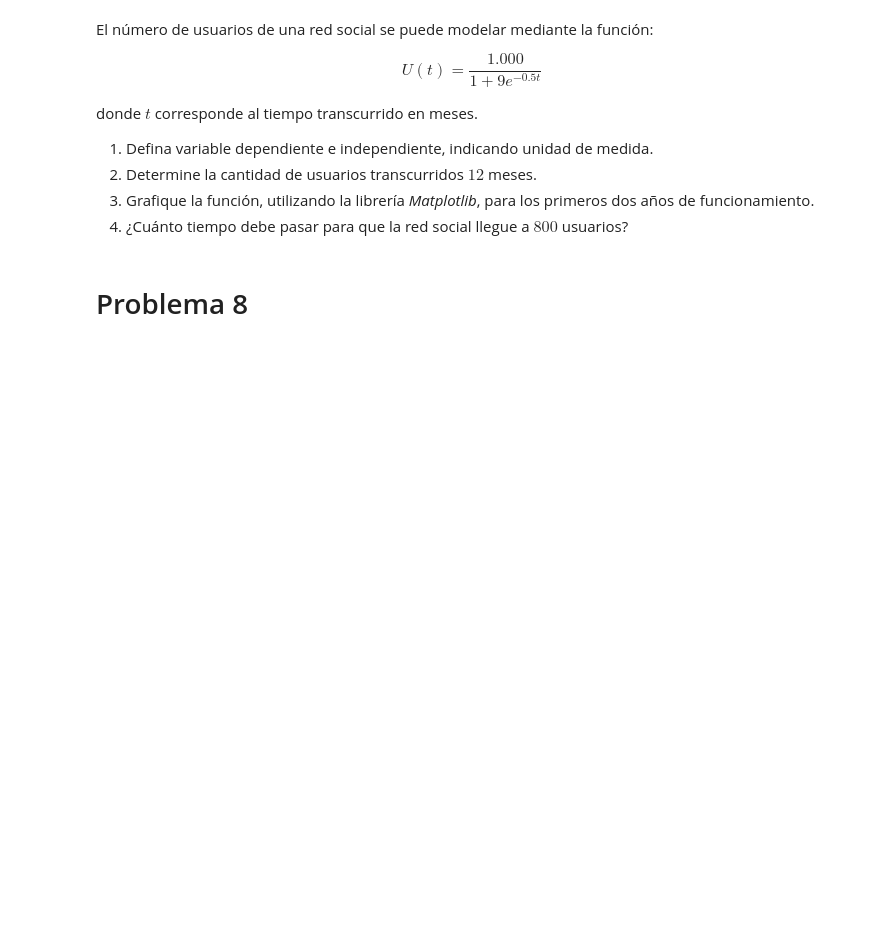
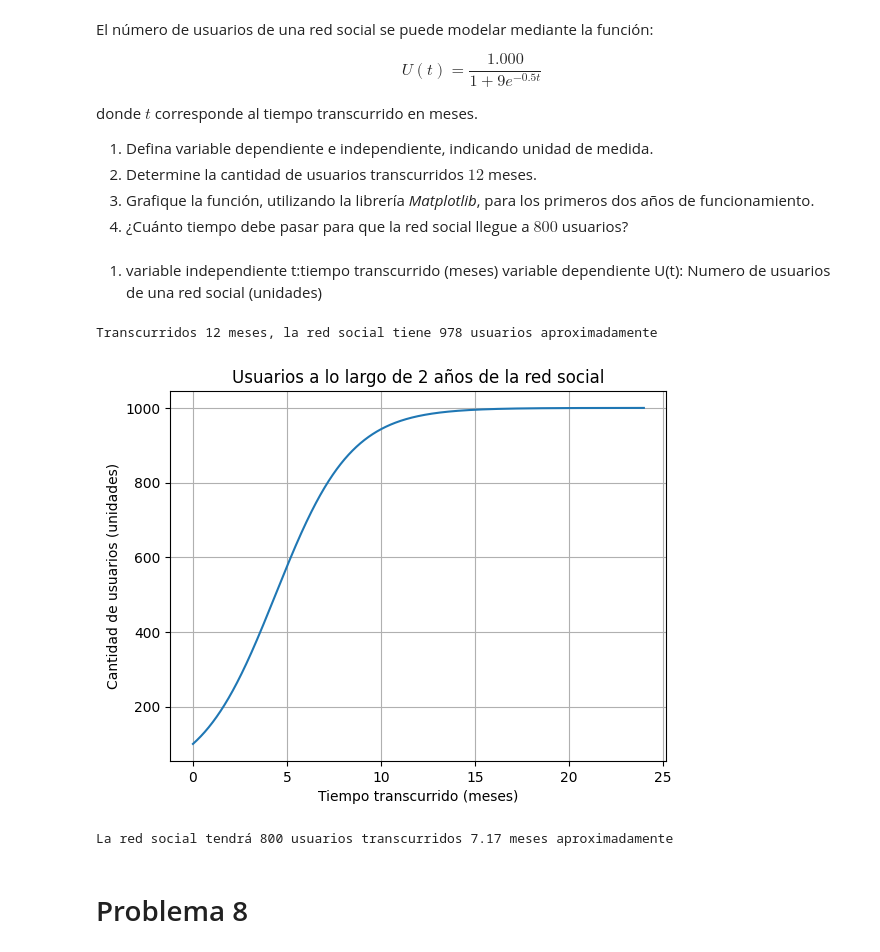
Before and after one commit to GoncalvesValenzuela/Programacion, a Jupyter notebook: G1_Funciones.ipynb, the cells around one changed output. Saved outputs shown, nothing was run; the diff lists cells and outputs as text; code cells hidden in the pictures; blank space fills up the shorter version.

```diff
--- a/G1_Funciones.ipynb
+++ b/G1_Funciones.ipynb
@@ -252,11 +252,46 @@ donde $t$ corresponde al tiempo transcurrido en meses.
 2.  Determine la cantidad de usuarios transcurridos $12$ meses.
 3.  Grafique la función, utilizando la librería *Matplotlib*, para los primeros dos años de funcionamiento.
 4.  ¿Cuánto tiempo debe pasar para que la red social llegue a $800$ usuarios?
-# %%
-import numpy as np
-#NOTA:
-def U(t):
-  return 1000/(1+9*np.exp(-0.5*t))
+# %% [markdown]
+1) variable independiente t:tiempo transcurrido (meses)
+variable dependiente U(t): Numero de usuarios de una red social (unidades)
+# %%
+#2
+from math import e
+#def U(t):
+  #return 1000 / (1+ 9* np.exp(-0.5*t)) Otro método para usar euler
+
+def U(t):
+  return 1000 / (1+ 9* (e**(-0.5*t)))
+
+print(f"Transcurridos 12 meses, la red social tiene {U(12):.0f} usuarios aproximadamente")
+# %% [output]
+Transcurridos 12 meses, la red social tiene 978 usuarios aproximadamente
+# %%
+#3
+t = np.arange(0,24,0.01)
+plt.plot(t,U(t))
+plt.title("Usuarios a lo largo de 2 años de la red social")
+plt.xlabel("Tiempo transcurrido (meses)")
+plt.ylabel("Cantidad de usuarios (unidades)")
+
+plt.grid(True)
+plt.show()
+# %% [output]
+[figure, added]
+# %%
+#4
+from scipy.optimize import fsolve
+
+def tiempo(t):
+    return U(t) - 800
+
+t = np.linspace(0,10,10)
+solucion = fsolve(tiempo,t)
+
+print(f"La red social tendrá 800 usuarios transcurridos {solucion[0]:.2f} meses aproximadamente")
+# %% [output]
+La red social tendrá 800 usuarios transcurridos 7.17 meses aproximadamente
 # %% [markdown]
 # Problema 8
 # %% [markdown]
```
Also changed, not shown: parts of 6 cells of this notebook.
